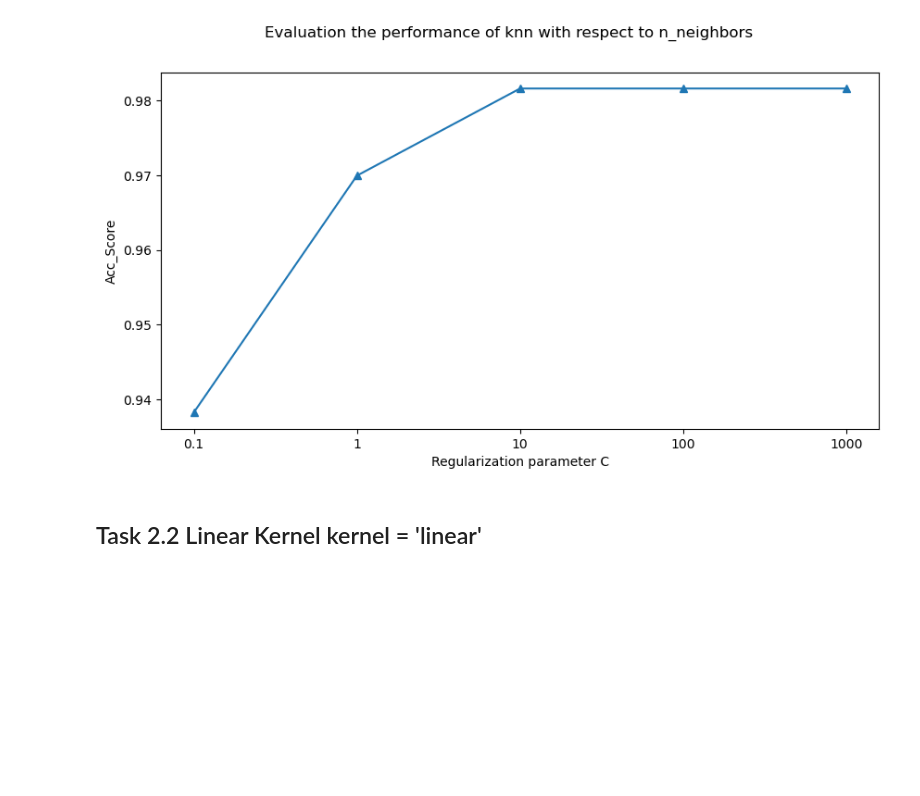
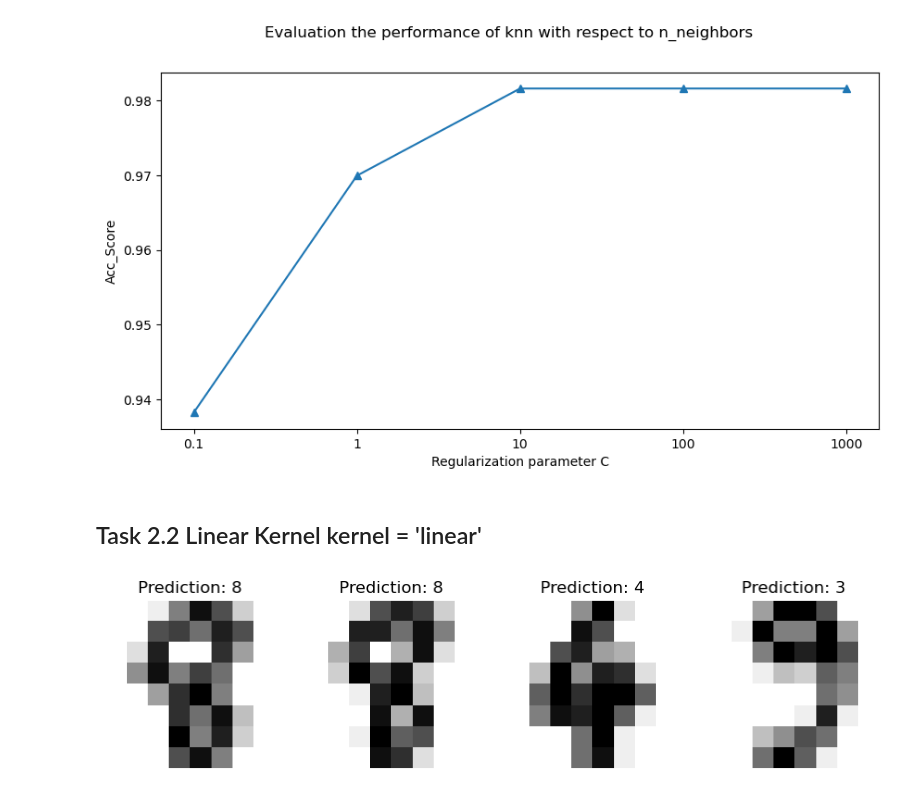
Before and after one commit to clee74/AI_Class, a Jupyter notebook: Supervised/Classification/Demonstration/Demo_with_SVM.ipynb, the cells around one changed output. Saved outputs shown, nothing was run; the diff lists cells and outputs as text; code cells hidden in the pictures; blank space fills up the shorter version.

```diff
--- a/Supervised/Classification/Demonstration/Demo_with_SVM.ipynb
+++ b/Supervised/Classification/Demonstration/Demo_with_SVM.ipynb
@@ -199,3 +200,21 @@ plt.show()
 [figure]
 # %% [markdown]
 ## Task 2.2 Linear Kernel kernel = 'linear'
+# %%
+# Create SVC model with kernel is linear
+linear_svc = SVC(C=10,kernel='linear')
+# %%
+# Training for the linear SVC model
+linear_svc.fit(X_train,y_train)
+# Prediction on the test set
+pred_test_linear = linear_svc.predict(X_test)
+# %%
+# Visualize the first 4 test samples and show their predicted digit value in the title.
+_,axes = plt.subplots(nrows = 1,ncols = 4, figsize= (10,4))
+for ax, image, prediction in zip(axes,X_test[100:100+4],pred_test_linear[100:100+4]):
+    ax.set_axis_off()
+    image = image.reshape((8,8))
+    ax.imshow(image, cmap = plt.cm.gray_r, interpolation = "nearest")
+    ax.set_title(f"Prediction: {prediction}")
+# %% [output]
+[figure, added]
```
Also changed, not shown: parts of 23 cells of this notebook, 7 other files.
